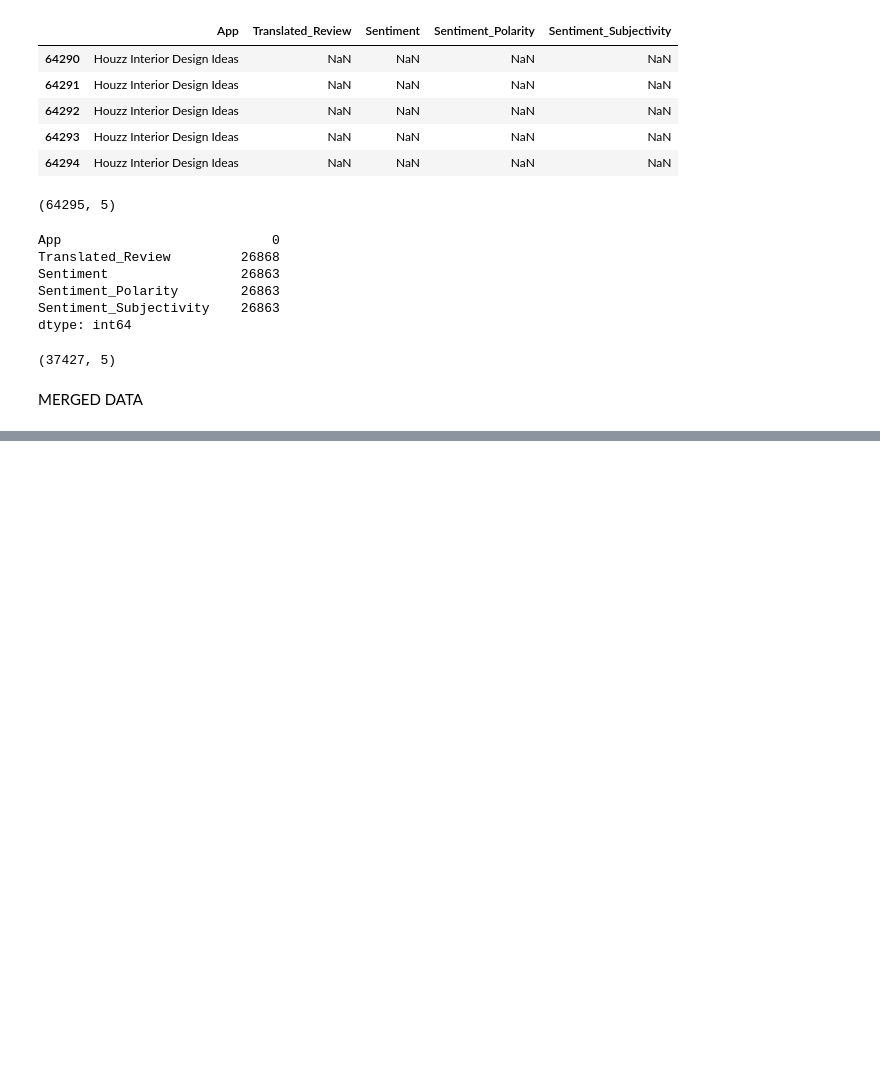
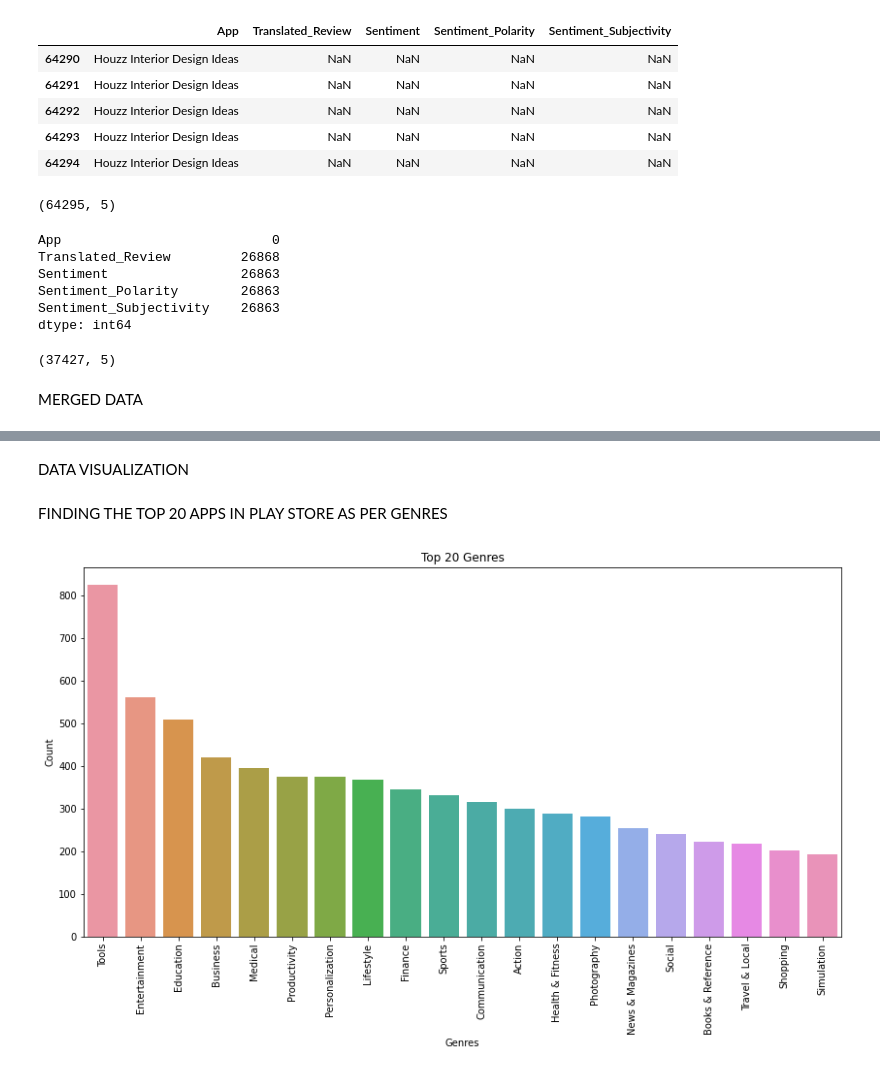
Before and after one commit to Chaitanya-Cr7/EDA_playStore_analysis, a Jupyter notebook: Play_Store_App_Review_Analysis_Capstone_Project.ipynb, the cells around one changed output, grey strips where cells are left out. Drawn from its saved outputs; the diff is of its cells as text; code cells hidden in the pictures; blank space fills up the shorter version.

```diff
--- a/Play_Store_App_Review_Analysis_Capstone_Project.ipynb
+++ b/Play_Store_App_Review_Analysis_Capstone_Project.ipynb
@@ -361,0 +472,10 @@ Merged_df
+# %% [markdown]
+DATA VISUALIZATION
+# %% [markdown]
+FINDING THE TOP 20 APPS IN PLAY STORE AS PER GENRES
+# %%
+top_genres = ps_data.Genres.value_counts().reset_index().rename(columns={'Genres':'Count','index':'Genres'})
+genres_installs = ps_data.groupby(['Genres'])[['Installs']].sum()
+# %%
+top_genres_installs = pd.merge(top_genres, genres_installs, on='Genres')
+top_20_genres_installs = top_genres_installs.sort_values('Count',ascending=False)[0:20]
@@ -361,0 +484,10 @@ Merged_df
+# %%
+plt.figure(figsize=(14,7))
+plt.xticks(rotation=90)
+plt.xlabel("Genres")
+plt.ylabel("Number of application")
+plt.title("Top 20 Genres")
+sns.barplot(top_20_genres_installs.Genres, top_20_genres_installs.Count)
+plt.show()
+# %% [output]
+[figure, added]
```
Also changed, not shown: parts of 17 cells of this notebook.
